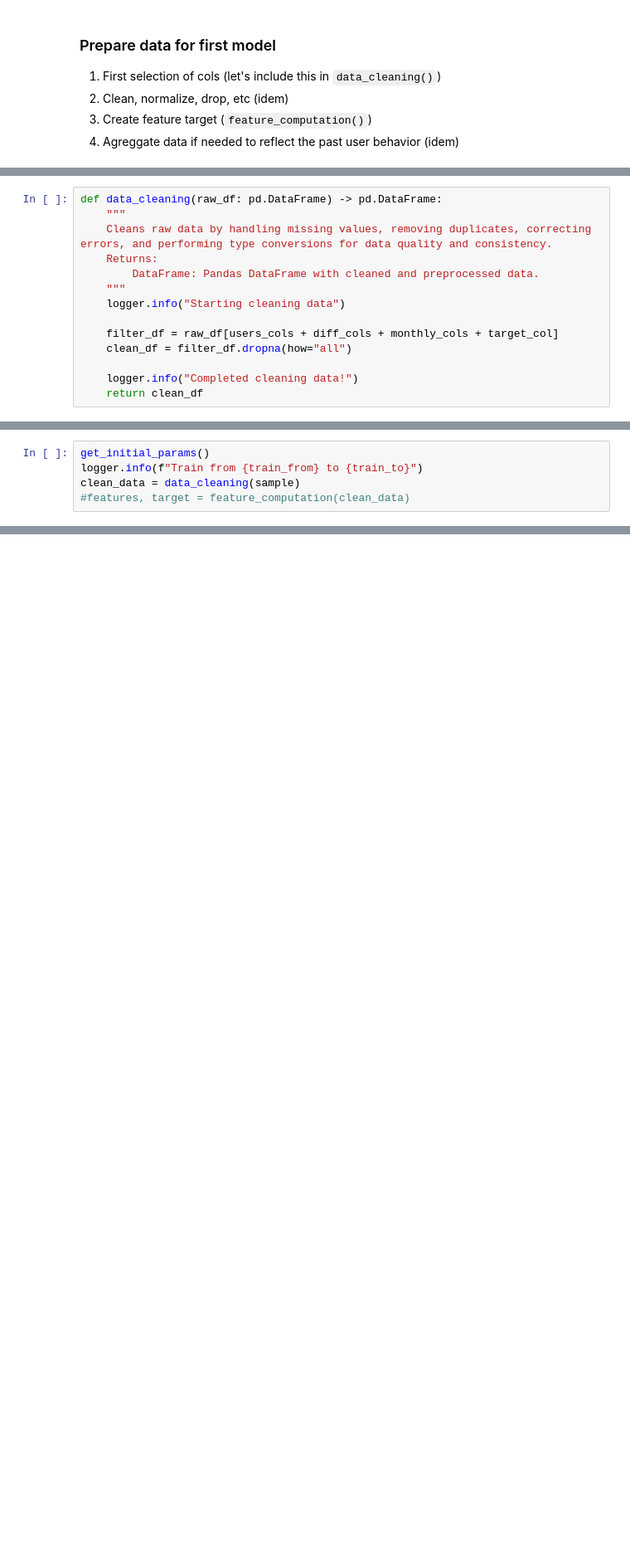
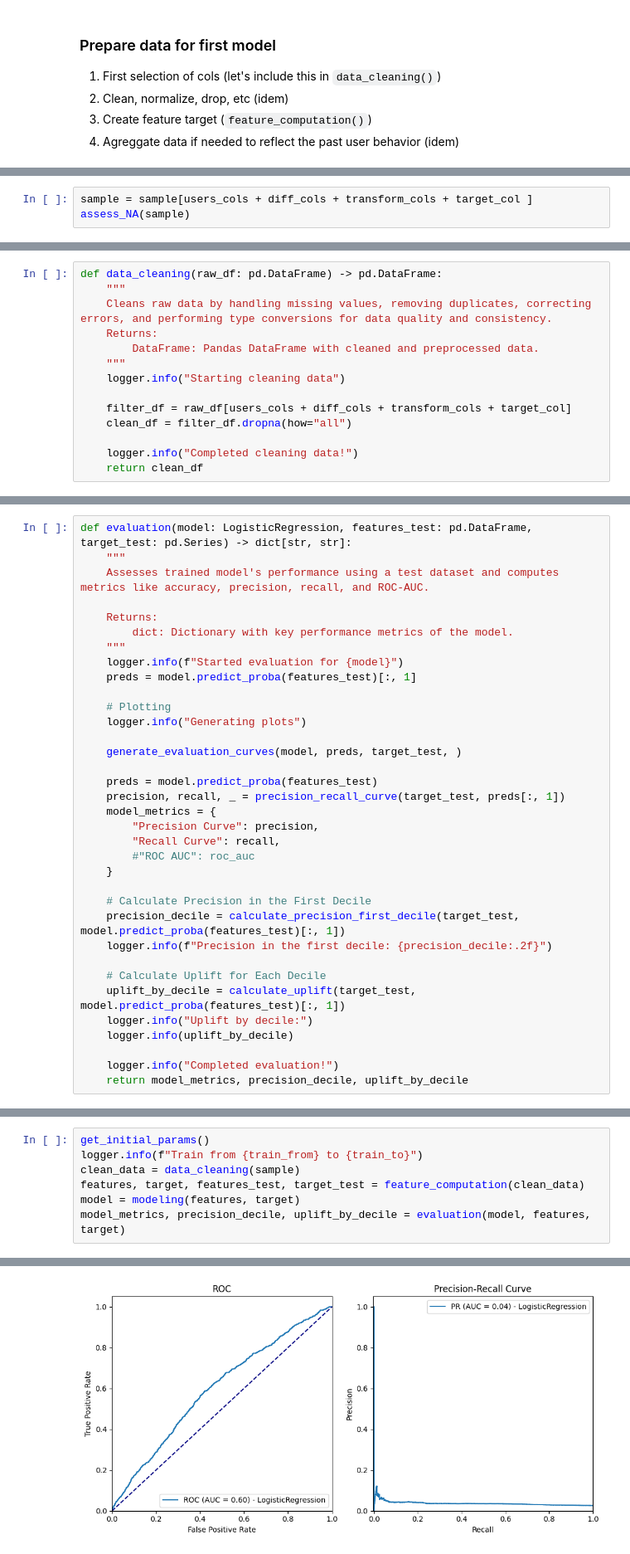
Before and after one commit to Zrive/zrive-ds-4q23-churn, a Jupyter notebook: src/eda/explore_data.ipynb, the cells around one changed output, grey strips where cells are left out. Shown at 83% size. Drawn from its saved outputs; the diff is of its cells as text; blank space fills up the shorter version.

Commit message:
first basic modeling

```diff
--- a/src/eda/explore_data.ipynb
+++ b/src/eda/explore_data.ipynb
@@ -242,3 +250,6 @@ transform_cols = ['pago_final_0']
 
 # target
 target_col = ['NUM_DAYS_LINE_TYPE_FIXE_POST_DEA']
+# %%
+sample = sample[users_cols + diff_cols + transform_cols + target_col ]
+assess_NA(sample)
@@ -268,7 +375,7 @@ def data_cleaning(raw_df: pd.DataFrame) -> pd.DataFrame:
     """
     logger.info("Starting cleaning data")
 
-    filter_df = raw_df[users_cols + diff_cols + monthly_cols + target_col]
+    filter_df = raw_df[users_cols + diff_cols + transform_cols + target_col]
     clean_df = filter_df.dropna(how="all")
 
     logger.info("Completed cleaning data!")
@@ -344,0 +501,35 @@ def feature_computation(clean_data: pd.DataFrame, train_from : str = train_from,
+# %%
+def evaluation(model: LogisticRegression, features_test: pd.DataFrame, target_test: pd.Series) -> dict[str, str]:
+    """
+    Assesses trained model's performance using a test dataset and computes metrics like accuracy, precision, recall, and ROC-AUC.
+
+    Returns:
+        dict: Dictionary with key performance metrics of the model.
+    """
+    logger.info(f"Started evaluation for {model}")
+    preds = model.predict_proba(features_test)[:, 1]
+
+    # Plotting
+    logger.info("Generating plots")
+
+    generate_evaluation_curves(model, preds, target_test, )
+
+    preds = model.predict_proba(features_test)
+    precision, recall, _ = precision_recall_curve(target_test, preds[:, 1])
+    model_metrics = {
+        "Precision Curve": precision,
+        "Recall Curve": recall,
+        #"ROC AUC": roc_auc
+    }
+
+    # Calculate Precision in the First Decile
+    precision_decile = calculate_precision_first_decile(target_test, model.predict_proba(features_test)[:, 1])
+    logger.info(f"Precision in the first decile: {precision_decile:.2f}")
+
+    # Calculate Uplift for Each Decile
+    uplift_by_decile = calculate_uplift(target_test, model.predict_proba(features_test)[:, 1])
+    logger.info("Uplift by decile:")
+    logger.info(uplift_by_decile)
+
+    logger.info("Completed evaluation!")
+    return model_metrics, precision_decile, uplift_by_decile
@@ -346,5 +639,7 @@ def feature_computation(clean_data: pd.DataFrame, train_from : str = train_from,
 get_initial_params()
 logger.info(f"Train from {train_from} to {train_to}")
 clean_data = data_cleaning(sample)
-#features, target = feature_computation(clean_data)
+features, target, features_test, target_test = feature_computation(clean_data)
+model = modeling(features, target)
+model_metrics, precision_decile, uplift_by_decile = evaluation(model, features, target)
 # %% [output]
@@ -353,0 +665 @@ INFO - Completed cleaning data!
+[figure, added]
```
Also changed, not shown: parts of 22 cells of this notebook, 2 other files.
